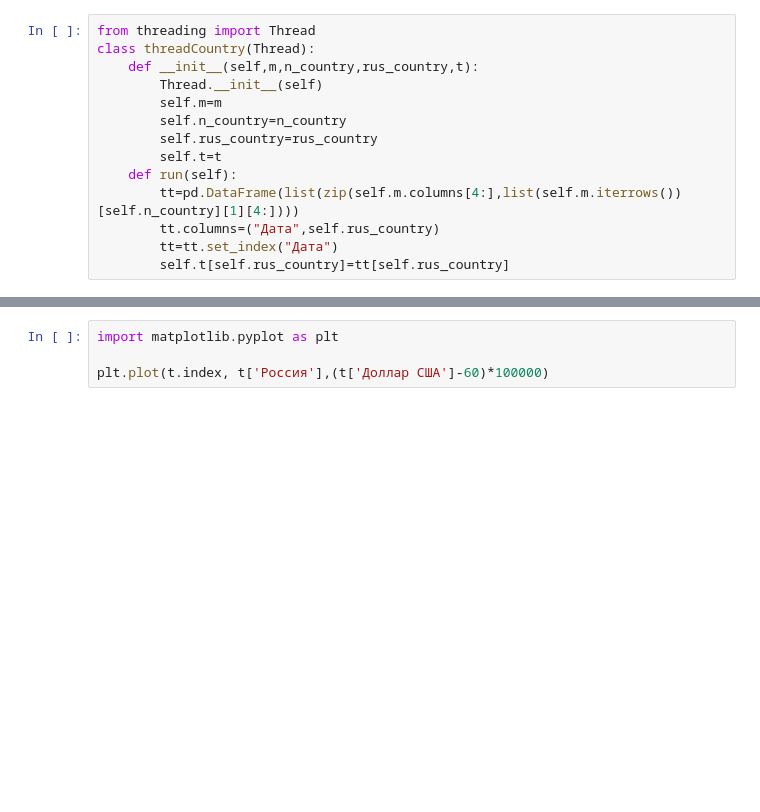
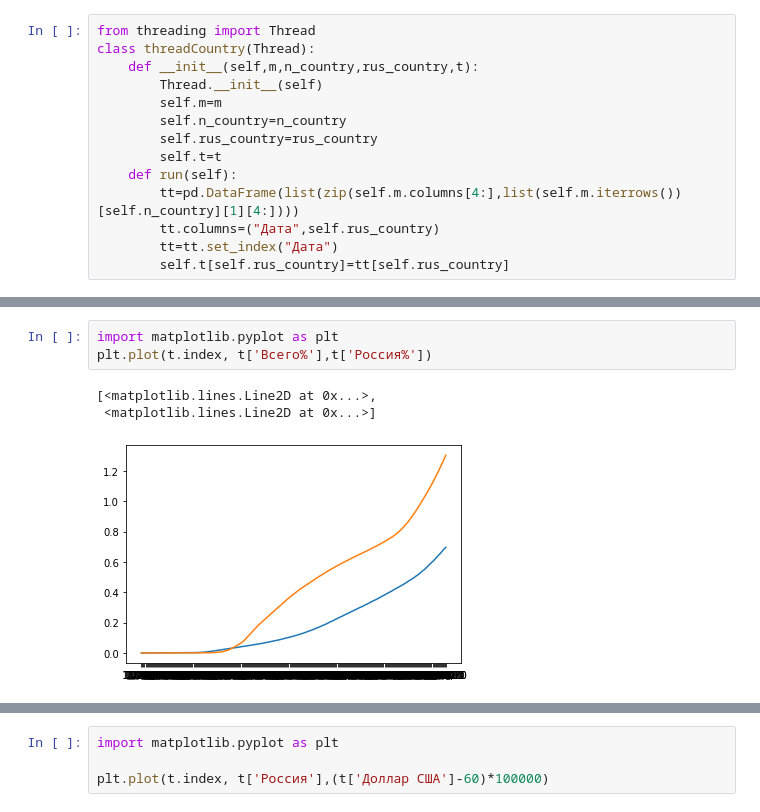
Before and after one commit to MaximNosko/KKR, a Jupyter notebook: KKR.ipynb, the cells around one changed output, grey strips where cells are left out. Drawn from its saved outputs; the diff is of its cells as text; blank space fills up the shorter version.

```diff
--- a/KKR.ipynb
+++ b/KKR.ipynb
@@ -180,0 +211,7 @@ t2
+# %%
+import matplotlib.pyplot as plt
+plt.plot(t.index, t['Всего%'],t['Россия%'])
+# %% [output]
+[<matplotlib.lines.Line2D at 0x...>,
+ <matplotlib.lines.Line2D at 0x...>]
+[figure, added]
```
Also changed, not shown: parts of 15 cells of this notebook, 3 other files.
